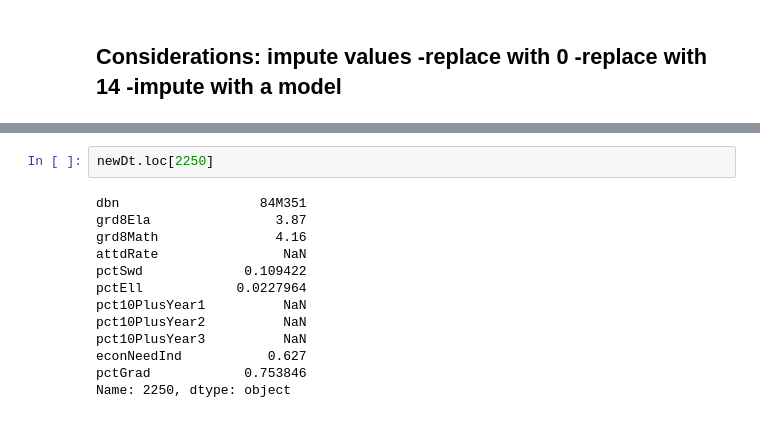
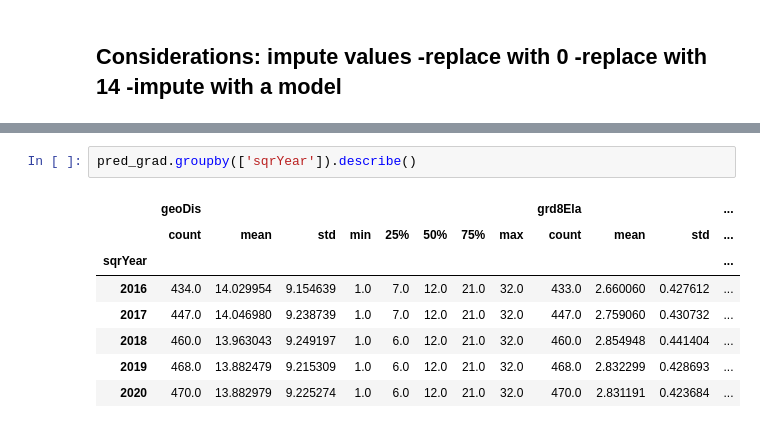
Before and after one commit to meiguan/covid19SchoolsNYC, a Jupyter notebook: modeling_grad_rates.ipynb, the cells around one changed output, grey strips where cells are left out. Drawn from its saved outputs; the diff is of its cells as text.

```diff
--- a/modeling_grad_rates.ipynb
+++ b/modeling_grad_rates.ipynb
@@ -222,15 +314,11 @@ Length: 470, dtype: float64
-# %%
-newDt.loc[2250]
-# %% [output]
-dbn                  84M351
-grd8Ela                3.87
-grd8Math               4.16
-attdRate                NaN
-pctSwd             0.109422
-pctEll            0.0227964
-pct10PlusYear1          NaN
-pct10PlusYear2          NaN
-pct10PlusYear3          NaN
-econNeedInd           0.627
-pctGrad            0.753846
-Name: 2250, dtype: object
+# %%
+pred_grad.groupby(['sqrYear']).describe()
+# %% [output]
+|  | geoDis |  |  |  |  |  |  |  | grd8Ela |  |  | ... |
+|  | count | mean | std | min | 25% | 50% | 75% | max | count | mean | std | ... |
+| sqrYear |  |  |  |  |  |  |  |  |  |  |  | ... |
+| 2016 | 434.0 | 14.029954 | 9.154639 | 1.0 | 7.0 | 12.0 | 21.0 | 32.0 | 433.0 | 2.660060 | 0.427612 | ... |
+| 2017 | 447.0 | 14.046980 | 9.238739 | 1.0 | 7.0 | 12.0 | 21.0 | 32.0 | 447.0 | 2.759060 | 0.430732 | ... |
+| 2018 | 460.0 | 13.963043 | 9.249197 | 1.0 | 6.0 | 12.0 | 21.0 | 32.0 | 460.0 | 2.854948 | 0.441404 | ... |
+| 2019 | 468.0 | 13.882479 | 9.215309 | 1.0 | 6.0 | 12.0 | 21.0 | 32.0 | 468.0 | 2.832299 | 0.428693 | ... |
+| 2020 | 470.0 | 13.882979 | 9.225274 | 1.0 | 6.0 | 12.0 | 21.0 | 32.0 | 470.0 | 2.831191 | 0.423684 | ... |
```
Also changed, not shown: parts of 19 cells of this notebook, 2 other files.
